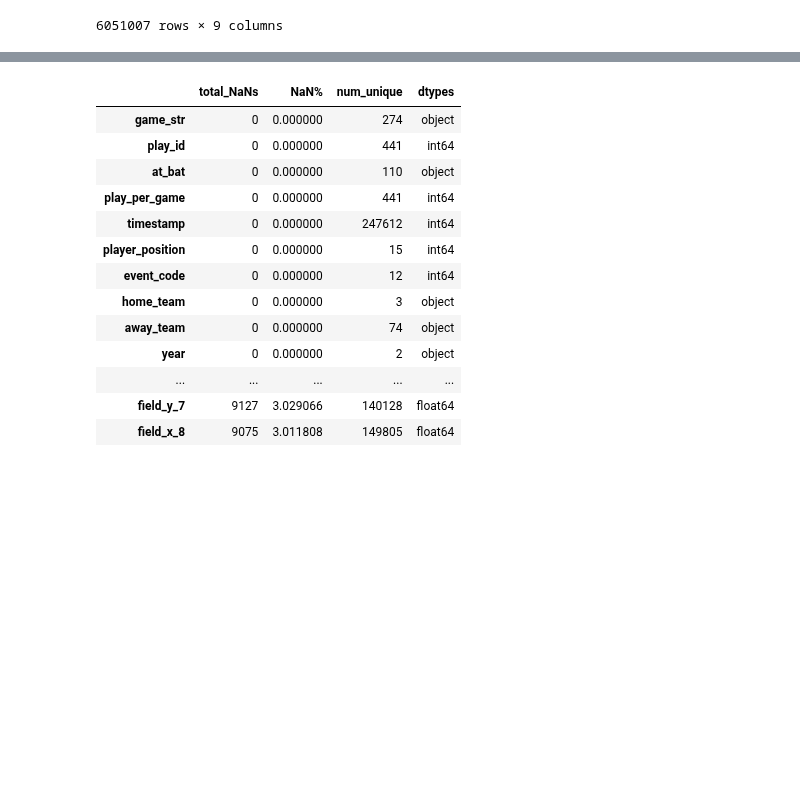
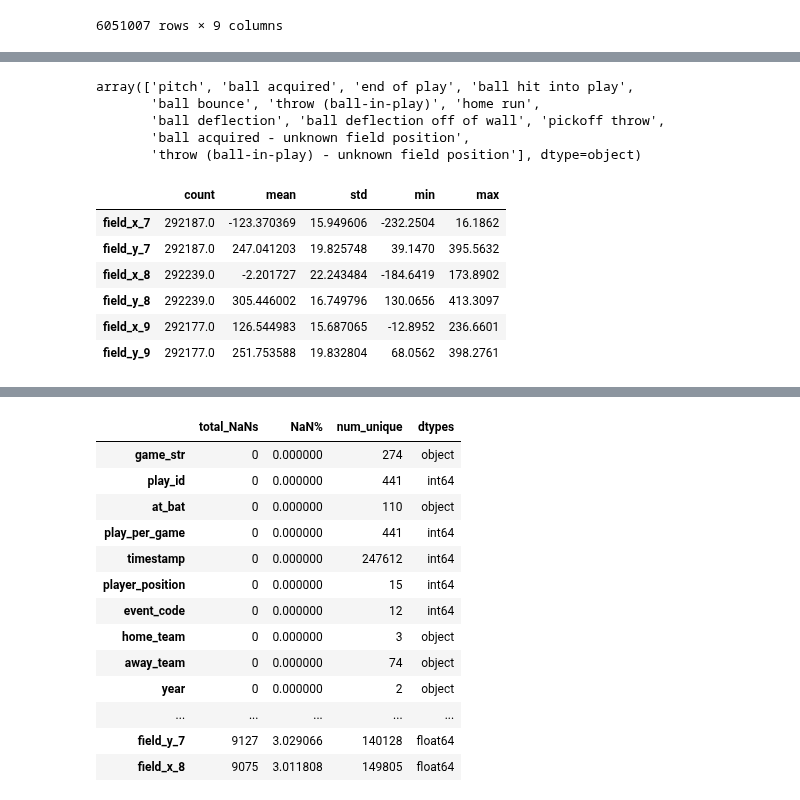
Before and after one commit to d2osborn/SMTChallenge2025, a Jupyter notebook: Team15-eda.ipynb, the cells around one changed output, grey strips where cells are left out. Drawn from its saved outputs; the diff is of its cells as text; code cells hidden in the pictures; blank space fills up the shorter version.

```diff
--- a/Team15-eda.ipynb
+++ b/Team15-eda.ipynb
@@ -145,2 +185,10 @@ game_events
+# %%
+player_pos_transformed.loc[:, 'in_foul_territory'] = player_pos_transformed[['']]
 # %%
-game_events.merge(player_pos_transformed, on=['game_str', 'timestamp','play_id'], how='left')
+event_pos = game_events.merge(player_pos_transformed, on=['game_str', 'timestamp','play_id'], how='left').copy()
+event_pos_ball = event_pos.merge(ball_pos, on=['game_str', 'timestamp','play_id'], how='left').copy()
+event_pos_ball = event_pos_ball.iloc[:, :-4].copy()
+event_pos_ball = event_pos_ball.rename(columns={'home_team_x': 'home_team',
+                                                'away_team_x': 'away_team',
+                                                'year_x': 'year',
+                                                'day_x': 'day'}).copy()
@@ -212,0 +195,20 @@ def info_table(df: pd.DataFrame) -> pd.DataFrame:
+# %%
+event_pos_ball['event_code_name'].unique()
+# %% [output]
+array(['pitch', 'ball acquired', 'end of play', 'ball hit into play',
+       'ball bounce', 'throw (ball-in-play)', 'home run',
+       'ball deflection', 'ball deflection off of wall', 'pickoff throw',
+       'ball acquired - unknown field position',
+       'throw (ball-in-play) - unknown field position'], dtype=object)
+# %%
+event_pos_ball[['field_x_7', 'field_y_7',
+           'field_x_8', 'field_y_8',
+           'field_x_9', 'field_y_9']].describe().T[['count', 'mean', 'std', 'min', 'max']]
+# %% [output]
+|  | count | mean | std | min | max |
+| field_x_7 | 292187.0 | -123.370369 | 15.949606 | -232.2504 | 16.1862 |
+| field_y_7 | 292187.0 | 247.041203 | 19.825748 | 39.1470 | 395.5632 |
+| field_x_8 | 292239.0 | -2.201727 | 22.243484 | -184.6419 | 173.8902 |
+| field_y_8 | 292239.0 | 305.446002 | 16.749796 | 130.0656 | 413.3097 |
+| field_x_9 | 292177.0 | 126.544983 | 15.687065 | -12.8952 | 236.6601 |
+| field_y_9 | 292177.0 | 251.753588 | 19.832804 | 68.0562 | 398.2761 |
```
Also changed, not shown: parts of 33 cells of this notebook.
